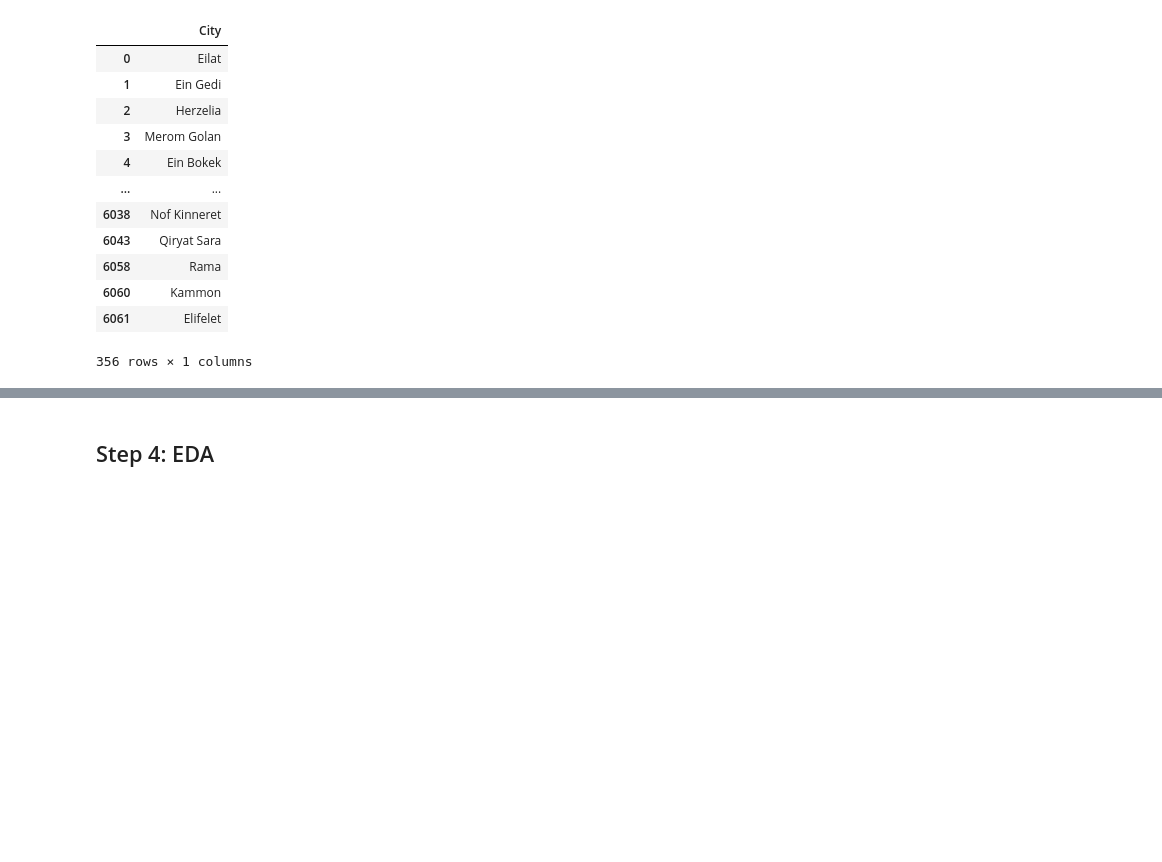
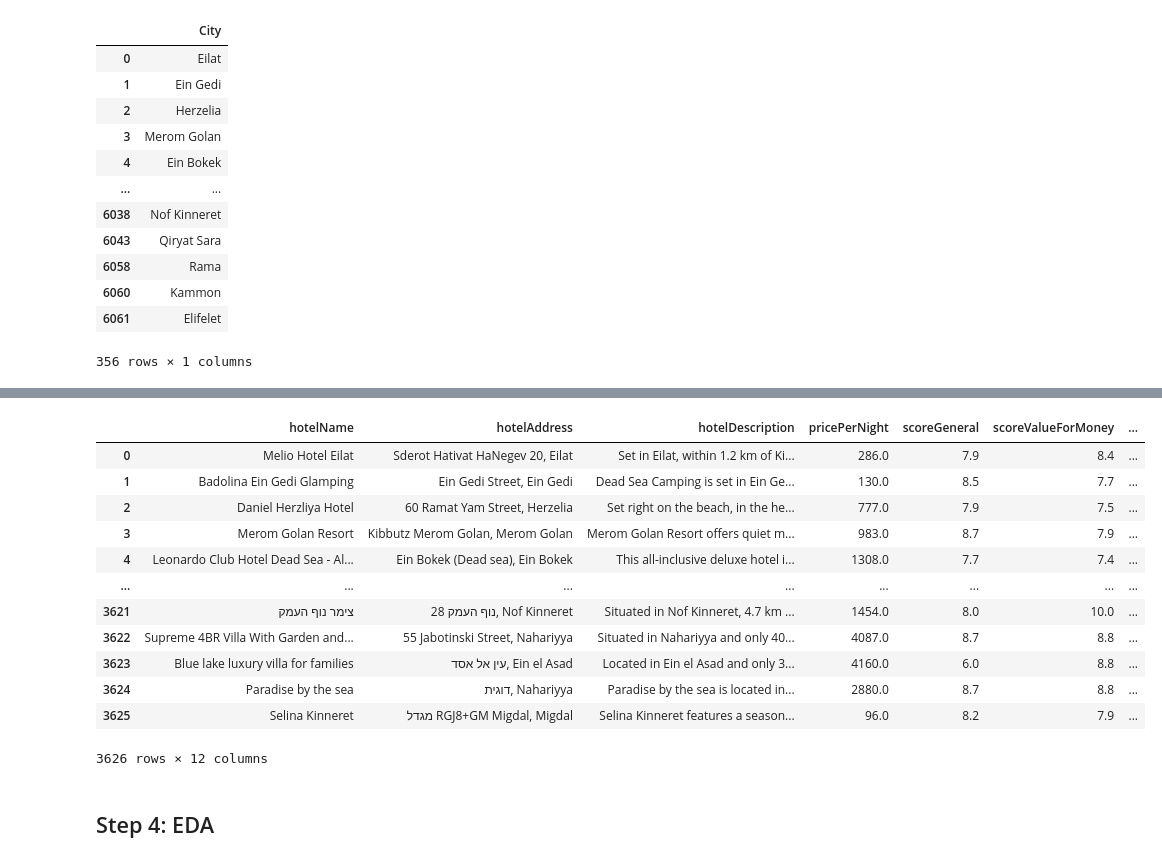
Before and after one commit to yarin-cohen02/dataScienceProject, a Jupyter notebook: project.ipynb, the cells around one changed output, grey strips where cells are left out. Saved outputs shown, nothing was run; the diff lists cells and outputs as text; code cells hidden in the pictures; blank space fills up the shorter version.

```diff
--- a/project.ipynb
+++ b/project.ipynb
@@ -653,5 +635,3 @@ cities
 | 6060 | Kammon |
 | 6061 | Elifelet |
 356 rows × 1 columns
-# %%
-cities = addDisTlvCol(cities)
@@ -666,3 +678,19 @@ convertToNum(df,["distanceTlv"])
+# %%
+df
+# %% [output]
+|  | hotelName | hotelAddress | hotelDescription | pricePerNight | scoreGeneral | scoreValueForMoney | ... |
+| 0 | Melio Hotel Eilat | Sderot Hativat HaNegev 20, Eilat | Set in Eilat, within 1.2 km of Ki... | 286.0 | 7.9 | 8.4 | ... |
+| 1 | Badolina Ein Gedi Glamping | Ein Gedi Street, Ein Gedi | Dead Sea Camping is set in Ein Ge... | 130.0 | 8.5 | 7.7 | ... |
+| 2 | Daniel Herzliya Hotel | 60 Ramat Yam Street, Herzelia | Set right on the beach, in the he... | 777.0 | 7.9 | 7.5 | ... |
+| 3 | Merom Golan Resort | Kibbutz Merom Golan, Merom Golan | Merom Golan Resort offers quiet m... | 983.0 | 8.7 | 7.9 | ... |
+| 4 | Leonardo Club Hotel Dead Sea - Al... | Ein Bokek (Dead sea), Ein Bokek | This all-inclusive deluxe hotel i... | 1308.0 | 7.7 | 7.4 | ... |
+| ... | ... | ... | ... | ... | ... | ... | ... |
+| 3621 | צימר נוף העמק | 28 נוף העמק, Nof Kinneret | Situated in Nof Kinneret, 4.7 km ... | 1454.0 | 8.0 | 10.0 | ... |
+| 3622 | Supreme 4BR Villa With Garden and... | 55 Jabotinski Street, Nahariyya | Situated in Nahariyya and only 40... | 4087.0 | 8.7 | 8.8 | ... |
+| 3623 | Blue lake luxury villa for families | עין אל אסד, Ein el Asad | Located in Ein el Asad and only 3... | 4160.0 | 6.0 | 8.8 | ... |
+| 3624 | Paradise by the sea | דוגית, Nahariyya | Paradise by the sea is located in... | 2880.0 | 8.7 | 8.8 | ... |
+| 3625 | Selina Kinneret | מגדל RGJ8+GM Migdal, Migdal | Selina Kinneret features a season... | 96.0 | 8.2 | 7.9 | ... |
+3626 rows × 12 columns
 # %%
 # Export data set to csv:
 df.to_csv("Data/4-dataAPI.csv", index=False)
```
Also changed, not shown: parts of 12 cells of this notebook, 1 other file.
